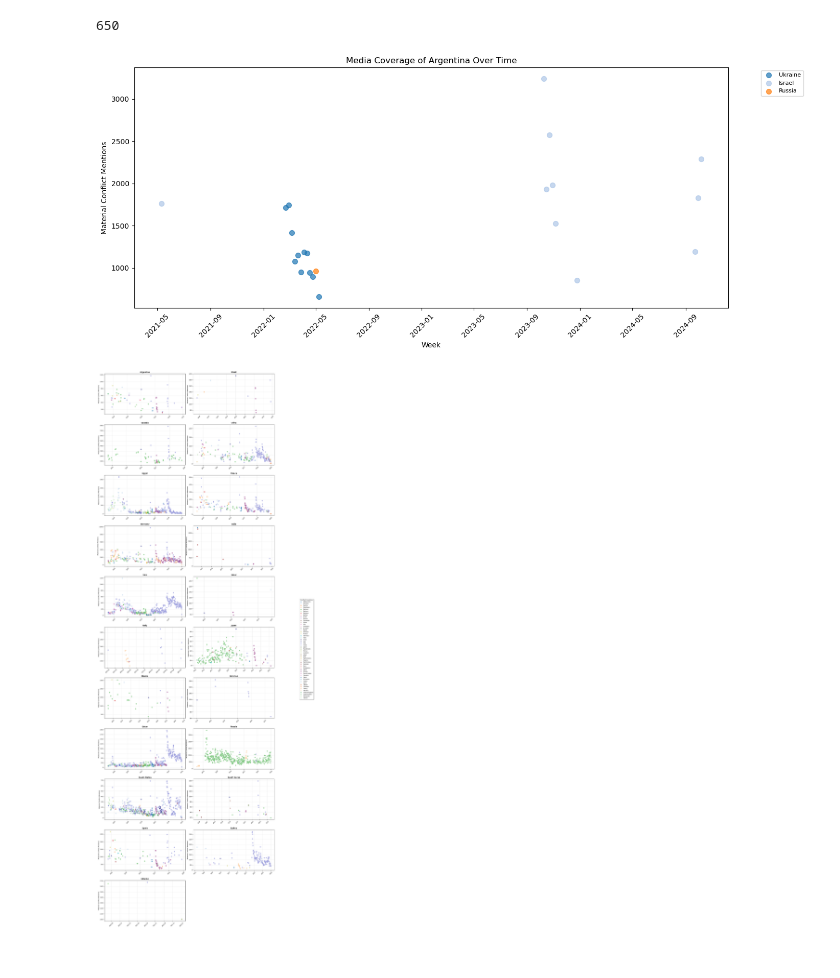
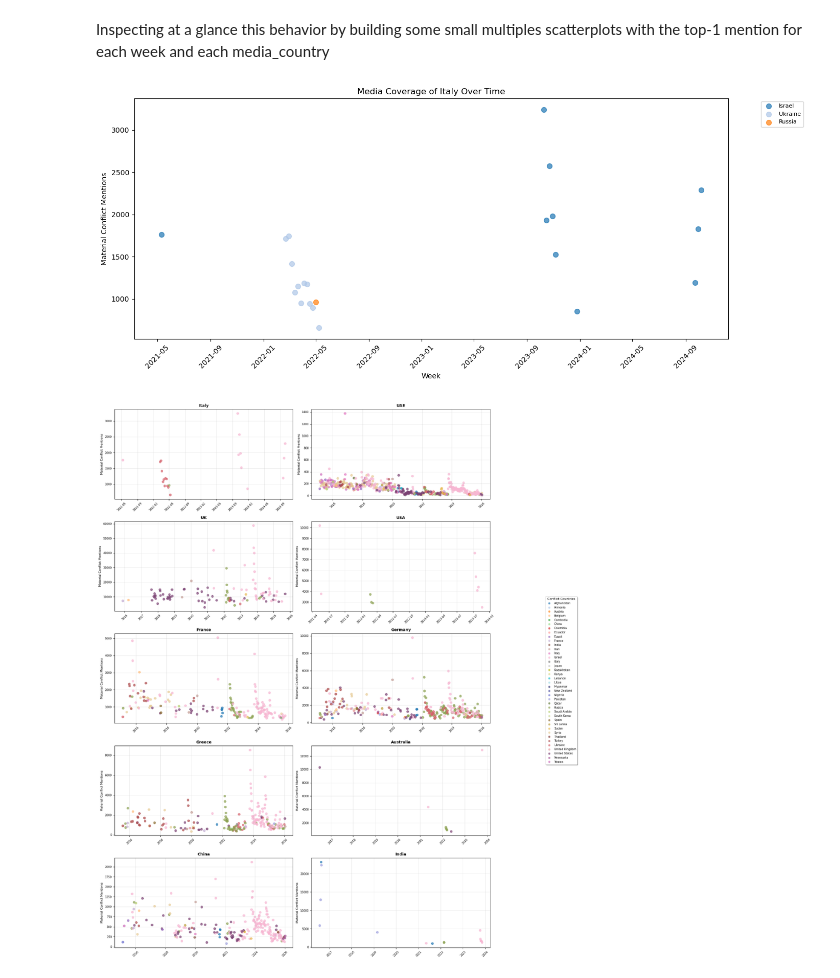
Before and after one commit to group-rho-dataviz/group-rho-dataviz.github.io, a Jupyter notebook: preprocessing/choropleth_map.ipynb, the cells around one changed output. Saved outputs shown, nothing was run; the diff lists cells and outputs as text; code cells hidden in the pictures.

Commit message:
Added more explanations on how we did data exploration and analysis. Fixed some errors in how we encoded country codes

```diff
--- a/preprocessing/choropleth_map.ipynb
+++ b/preprocessing/choropleth_map.ipynb
@@ -320,3 +56,7 @@ df_mentions['conflict_country_name'] = df_mentions['conflict_country'].apply(cod
+# %%
+# Reading ../src/json/fips_extension.json for extended FIPS codes
+with open('../src/json/fips_extension.json', 'r') as f:
+    fips_extension = json.load(f)
 # %%
 # Extracting the number of mentions for country codes in fips_extension
 mentions_extension = {}
@@ -369,6 +105,7 @@ df_mentions_filtered.head()
 # %%
-# For each 'media_country' and 'mention_week', keep the 3 rows with the highest 'mentions_count'
-df_top_mentions = df_mentions_filtered.sort_values('mentions_count', ascending=False).groupby(['media_country', 'mention_week']).head(3)
+# For each 'media_country' and 'mention_week', keep the 5 rows with the highest 'mentions_count'
+n = 5
+df_top_mentions = df_mentions_filtered.sort_values('mentions_count', ascending=False).groupby(['media_country', 'mention_week']).head(n)
 df_top_mentions.head()
 # %% [output]
 |  | mention_week | conflict_country_name | media_country | mentions_count | distinct_events |
@@ -421,6 +163,6 @@ df_mentions_filtered_material.head()
 # %%
-df_top_mentions = df_mentions_filtered_material.sort_values('material_conflict_mentions', ascending=False).groupby(['media_country', 'mention_week']).head(3)
-df_top_mentions = df_top_mentions.sort_values(by=['mention_week', 'media_country'])
-df_top_mentions.head()
+df_top_mentions_material = df_mentions_filtered_material.sort_values('material_conflict_mentions', ascending=False).groupby(['media_country', 'mention_week']).head(n)
+df_top_mentions_material = df_top_mentions_material.sort_values(by=['mention_week', 'media_country'])
+df_top_mentions_material.head()
 # %% [output]
 |  | mention_week | conflict_country_name | media_country | material_conflict_mentions | material_conflict_unique_events |
@@ -443,2 +216,4 @@ print(media_countries)
+# %% [markdown]
+Inspecting at a glance this behavior by building some small multiples scatterplots with the top-1 mention for each week and each media_country
 # %%
 # for all media countries (expect for 'LatAm (Left-Wing Block)' and 'Other' and 'Pan-Africa'), for all weeks, get the conflict_country_name with highest material_conflict_mentions.
@@ -465,31 +244,23 @@ for media_country in media_countries:
             media_coverage[media_country][week]['country_name'] = top_conflict['conflict_country_name']
             media_coverage[media_country][week]['mentions'] = top_conflict['material_conflict_mentions']
 # %%
+# Here we are interested instead to see the top-1 mention, disregarding the fact that a country mention itself
+
 media_coverage_total = {}
 
-for media_country in media_countries:
+for media_country in media_countries_filtered:
     if media_country in ['LatAm (Left-Wing Block)', 'Other', 'Pan-Africa']:
         continue
-    if media_country == 'UAE':
-        media_country = 'United Arab Emirates'
-    elif media_country == 'UK':
-        media_country = 'United Kingdom'
-    elif media_country == 'USA':
-        media_country = 'United States'
     media_coverage_total[media_country] = {}
-    df_media = df_top_mentions[df_top_mentions['media_country'] == media_country]
+    df_media = df_top_mentions_material[df_top_mentions_material['media_country'] == media_country]
     for week in df_media['mention_week'].unique():
         media_coverage_total[media_country][week] = {}
         df_week = df_media[df_media['mention_week'] == week]
         top_conflict = df_week.iloc[0]
         media_coverage_total[media_country][week]['country_name'] = top_conflict['conflict_country_name']
         media_coverage_total[media_country][week]['mentions'] = top_conflict['material_conflict_mentions']
-# %%
-print(media_coverage['Argentina']['2015-03-30']['mentions'])
-# %% [output]
-650
 # %%
-# Scatter plot with matplotlib of media_coverage['Argentina'] with x as week and y as mentions and color as country_name
+# Plot just for Italy
 weeks = []
 mentions = []
 country_names = []
@@ -514,16 +285,16 @@ for country in unique_countries:
 
 plt.xlabel('Week')
 plt.ylabel('Material Conflict Mentions')
-plt.title('Media Coverage of Argentina Over Time')
+plt.title('Media Coverage of Italy Over Time')
 plt.legend(bbox_to_anchor=(1.05, 1), loc='upper left', fontsize=8)
 plt.xticks(rotation=45)
 plt.tight_layout()
 plt.show()
 # %% [output]
-[figure, old version]
+[figure, new version]
 # %%
 # Count actual countries to plot (excluding the 3 skipped ones)
-countries_to_plot = [mc for mc in media_countries
+countries_to_plot = [mc for mc in media_countries_filtered
                      if mc not in ['LatAm (Left-Wing Block)', 'Other', 'Pan-Africa']]
 
 # First pass: check which countries actually have data
@@ -532,12 +303,6 @@ all_countries = set()
 
 for media_country in countries_to_plot:
     country_key = media_country
-    if media_country == 'UAE':
-        country_key = 'United Arab Emirates'
-    elif media_country == 'UK':
-        country_key = 'United Kingdom'
-    elif media_country == 'USA':
-        country_key = 'United States'
 
     has_data = False
     for week, data in media_coverage[country_key].items():
@@ -545,8 +310,8 @@ for media_country in countries_to_plot:
             has_data = True
             all_countries.add(data['country_name'])
 
-    if has_data:
-        countries_with_data.append(media_country)
+    #if has_data:
+    countries_with_data.append(media_country)
 
 n_countries = len(countries_with_data)
 
@@ -582,12 +347,6 @@ color_map = {country: colors[i] for i, country in enumerate(all_countries)}
 idx = 0
 for media_country in countries_with_data:
     country_key = media_country
-    if media_country == 'UAE':
-        country_key = 'United Arab Emirates'
-    elif media_country == 'UK':
-        country_key = 'United Kingdom'
-    elif media_country == 'USA':
-        country_key = 'United States'
 
     weeks = []
     mentions = []
@@ -609,33 +368,33 @@ for media_country in countries_with_data:
                    s=30, alpha=0.7, color=color_map[country])
 
     ax.set_title(f'{country_key}', fontsize=10, fontweight='bold')
     ax.tick_params(axis='x', rotation=45, labelsize=7)
     ax.tick_params(axis='y', labelsize=7)
     ax.set_ylabel('Material Conflict Mentions', fontsize=8)
     ax.grid(True, alpha=0.3)
 
     idx += 1
 
 # Hide unused subplots (if any)
 for i in range(idx, len(axes)):
     axes[i].set_visible(False)
 
 # Create shared legend with smaller font if many countries
 legend_fontsize = 7 if n_colors > 30 else 8
 handles = [plt.Line2D([0], [0], marker='o', color='w',
                       markerfacecolor=color_map[country],
                       markersize=6, alpha=0.7, label=country)
            for country in all_countries]
 
 fig.legend(handles=handles, loc='center left', bbox_to_anchor=(1.0, 0.5),
            fontsize=legend_fontsize, title='Conflict Countries',
            title_fontsize=legend_fontsize+1, frameon=True,
            fancybox=True, shadow=True)
 
 plt.tight_layout()
 plt.subplots_adjust(right=0.88)  # Make space for legend
 plt.show()
 # %% [output]
-[figure, old version]
+[figure, new version]
 # %%
 # Count actual countries to plot (excluding the 3 skipped ones)
```
Also changed, not shown: parts of 59 cells of this notebook, 9 other files.
